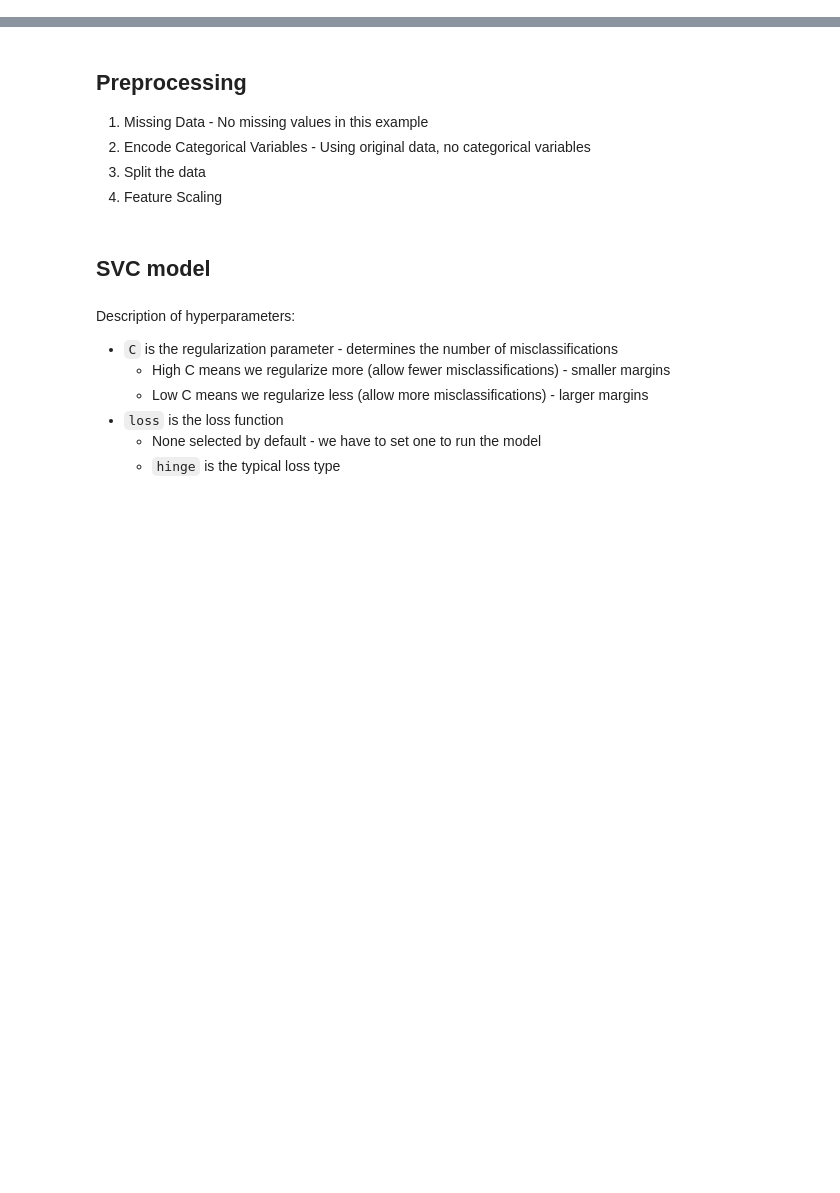
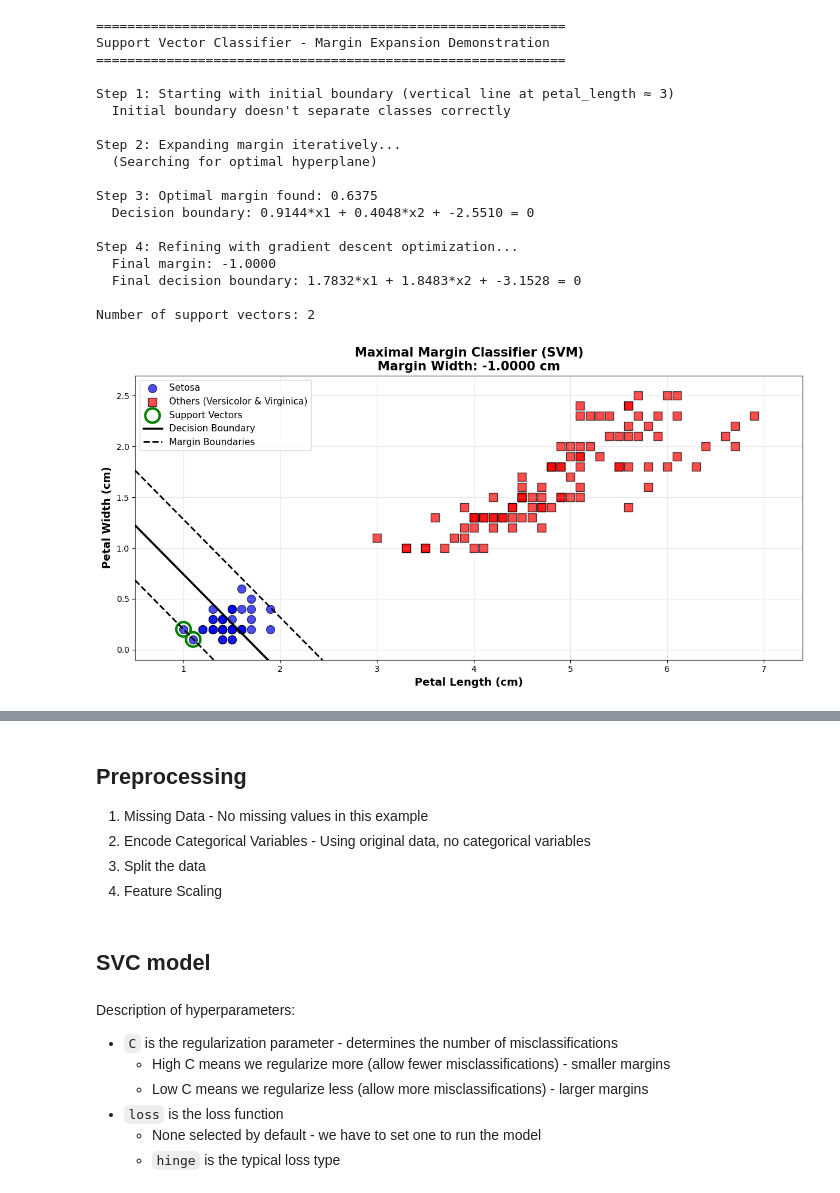
Before and after one commit to drolsonmi/math3480, a Jupyter notebook: Notes/3480_10_SVC.ipynb, the cells around one changed output, grey strips where cells are left out. Cells and saved outputs as stored; diff of their text form; code cells hidden in the pictures; blank space fills up the shorter version.

```diff
--- a/Notes/3480_10_SVC.ipynb
+++ b/Notes/3480_10_SVC.ipynb
@@ -40,3 +209,25 @@ iris = datasets.load_iris()
+# %%
+run_demo(num_iters=13)
+# %% [output]
+============================================================
+Support Vector Classifier - Margin Expansion Demonstration
+============================================================
+
+Step 1: Starting with initial boundary (vertical line at petal_length ≈ 3)
+  Initial boundary doesn't separate classes correctly
+
+Step 2: Expanding margin iteratively...
+  (Searching for optimal hyperplane)
+
+Step 3: Optimal margin found: 0.6375
+  Decision boundary: 0.9144*x1 + 0.4048*x2 + -2.5510 = 0
+
+Step 4: Refining with gradient descent optimization...
+  Final margin: -1.0000
+  Final decision boundary: 1.7832*x1 + 1.8483*x2 + -3.1528 = 0
+
+Number of support vectors: 2
+[figure, added]
 # %%
 fig = plt.figure(figsize=(8,8))
 #ax = fig.add_subplot(111, projection='3d')
```
Also changed, not shown: parts of 8 cells of this notebook, 2 other files.
